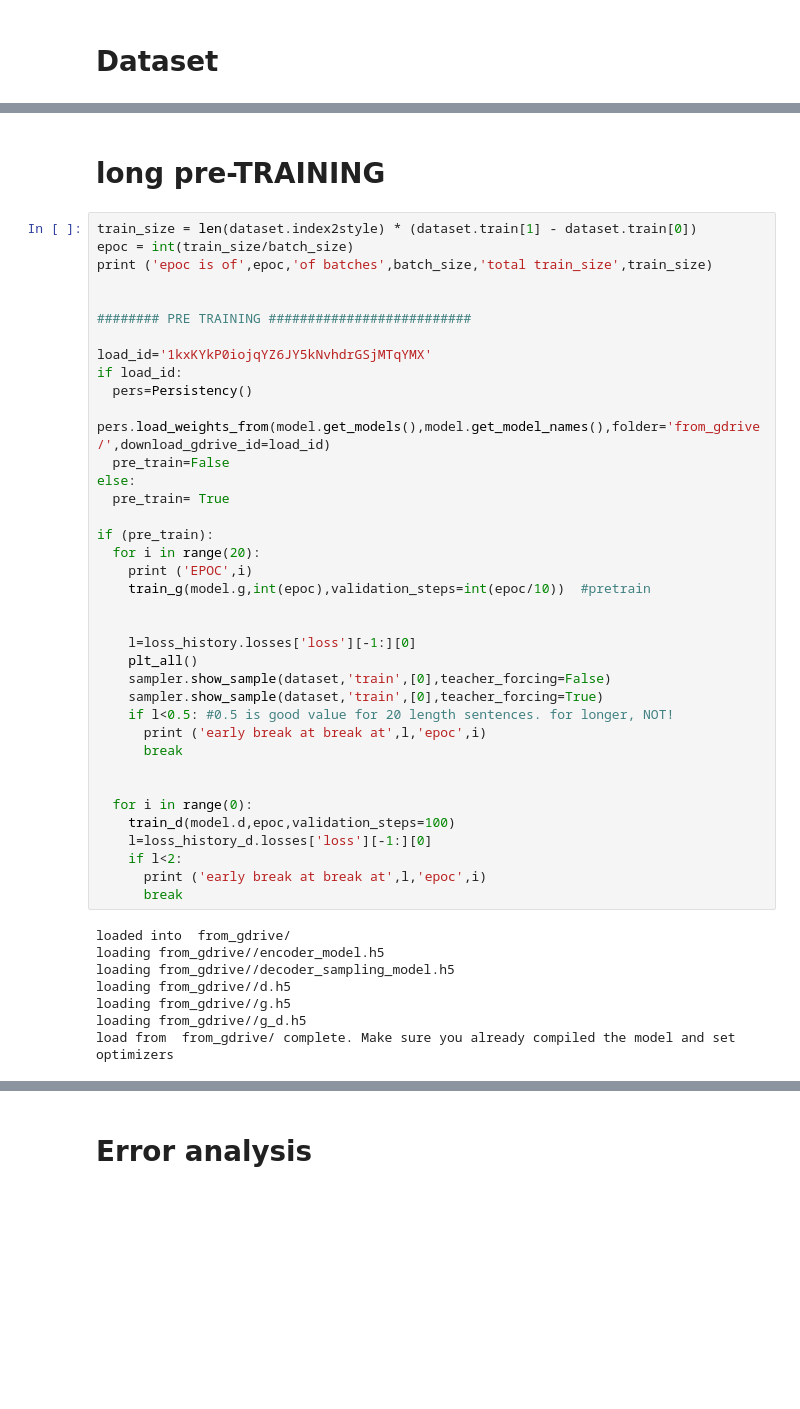
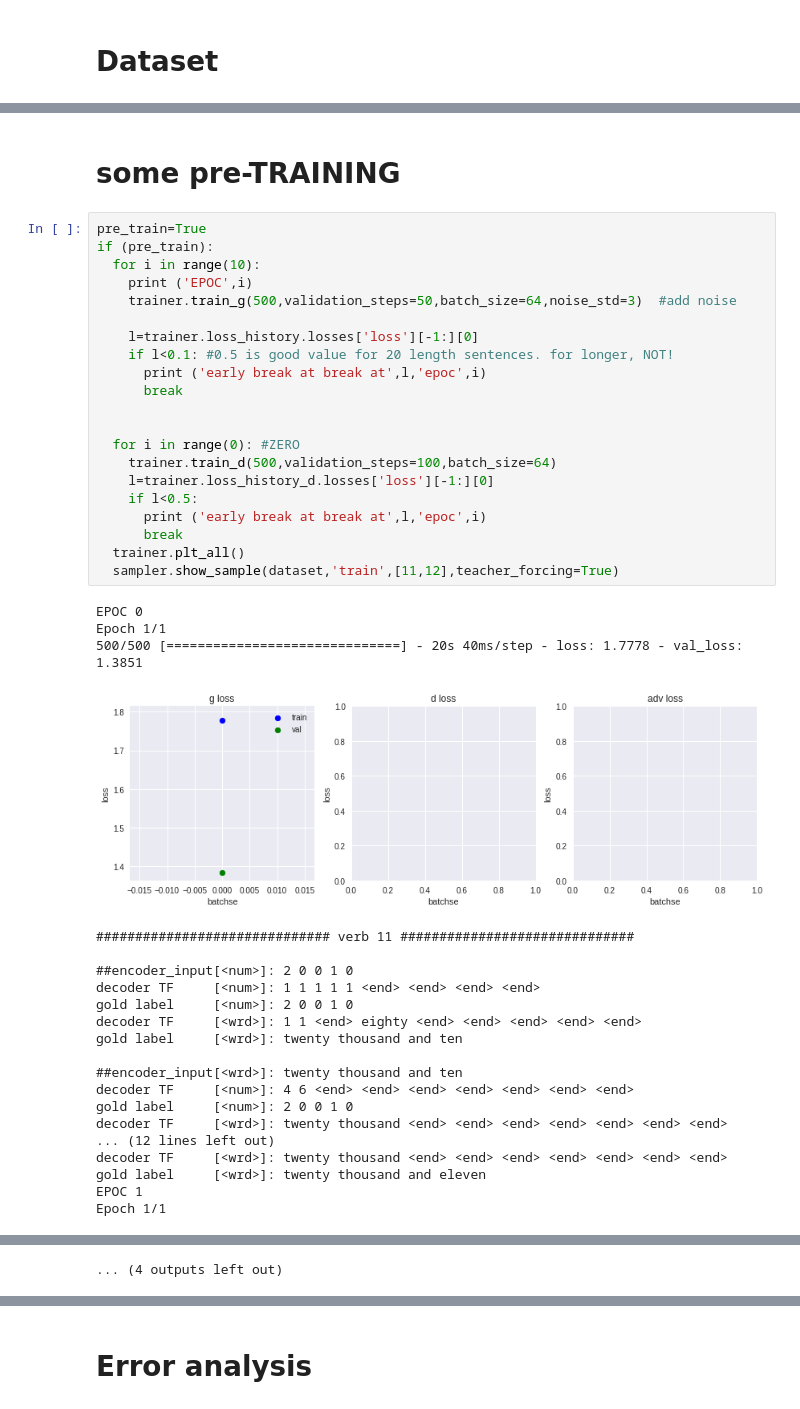
Before and after one commit to assaflehr/language-style-transfer, a Jupyter notebook: notebooks/keras_nlp.ipynb, the cells around one changed output, grey strips where cells are left out. Drawn from its saved outputs; the diff is of its cells as text; blank space fills up the shorter version.

```diff
--- a/notebooks/keras_nlp.ipynb
+++ b/notebooks/keras_nlp.ipynb
@@ -271,47 +83,45 @@ gold label     [<ylt>]: in the beginning of god 's <OOV> the heavens and the ear
 # %% [markdown]
-# long  pre-TRAINING
+# some  pre-TRAINING
 # %%
-train_size = len(dataset.index2style) * (dataset.train[1] - dataset.train[0])
-epoc = int(train_size/batch_size)
-print ('epoc is of',epoc,'of batches',batch_size,'total train_size',train_size)
+pre_train=True
+if (pre_train):
+  for i in range(10):
+    print ('EPOC',i)
+    trainer.train_g(500,validation_steps=50,batch_size=64,noise_std=3)  #add noise
 
-
-######## PRE TRAINING ##########################
-
-load_id='1kxKYkP0iojqYZ6JY5kNvhdrGSjMTqYMX'
-if load_id:
-  pers=Persistency()
-  pers.load_weights_from(model.get_models(),model.get_model_names(),folder='from_gdrive/',download_gdrive_id=load_id)
-  pre_train=False
-else:
-  pre_train= True
-
-if (pre_train):
-  for i in range(20):
-    print ('EPOC',i)
-    train_g(model.g,int(epoc),validation_steps=int(epoc/10))  #pretrain
-
-
-    l=loss_history.losses['loss'][-1:][0]
-    plt_all()
-    sampler.show_sample(dataset,'train',[0],teacher_forcing=False)
-    sampler.show_sample(dataset,'train',[0],teacher_forcing=True)
-    if l<0.5: #0.5 is good value for 20 length sentences. for longer, NOT!
+    l=trainer.loss_history.losses['loss'][-1:][0]
+    if l<0.1: #0.5 is good value for 20 length sentences. for longer, NOT!
       print ('early break at break at',l,'epoc',i)
       break
 
 
-  for i in range(0):
-    train_d(model.d,epoc,validation_steps=100)
-    l=loss_history_d.losses['loss'][-1:][0]
-    if l<2:
+  for i in range(0): #ZERO
+    trainer.train_d(500,validation_steps=100,batch_size=64)
+    l=trainer.loss_history_d.losses['loss'][-1:][0]
+    if l<0.5:
       print ('early break at break at',l,'epoc',i)
       break
+  trainer.plt_all()
+  sampler.show_sample(dataset,'train',[11,12],teacher_forcing=True)
 # %% [output]
-loaded into  from_gdrive/
-loading from_gdrive//encoder_model.h5
-loading from_gdrive//decoder_sampling_model.h5
-loading from_gdrive//d.h5
-loading from_gdrive//g.h5
-loading from_gdrive//g_d.h5
-load from  from_gdrive/ complete. Make sure you already compiled the model and set optimizers
+EPOC 0
+Epoch 1/1
+500/500 [==============================] - 20s 40ms/step - loss: 1.7778 - val_loss: 1.3851
+[figure, added]
+############################## verb 11 ##############################
+
+##encoder_input[<num>]: 2 0 0 1 0
+decoder TF     [<num>]: 1 1 1 1 1 <end> <end> <end> <end>
+gold label     [<num>]: 2 0 0 1 0
+decoder TF     [<wrd>]: 1 1 <end> eighty <end> <end> <end> <end> <end>
+gold label     [<wrd>]: twenty thousand and ten
+
+##encoder_input[<wrd>]: twenty thousand and ten
+decoder TF     [<num>]: 4 6 <end> <end> <end> <end> <end> <end> <end>
+gold label     [<num>]: 2 0 0 1 0
+decoder TF     [<wrd>]: twenty thousand <end> <end> <end> <end> <end> <end> <end>
+... (12 lines left out)
+decoder TF     [<wrd>]: twenty thousand <end> <end> <end> <end> <end> <end> <end>
+gold label     [<wrd>]: twenty thousand and eleven
+EPOC 1
+Epoch 1/1
@@ -317,0 +201 @@ load from  from_gdrive/ complete. Make sure you already compiled the model and s
+... (4 outputs left out)
```
Also changed, not shown: parts of 27 cells of this notebook.
